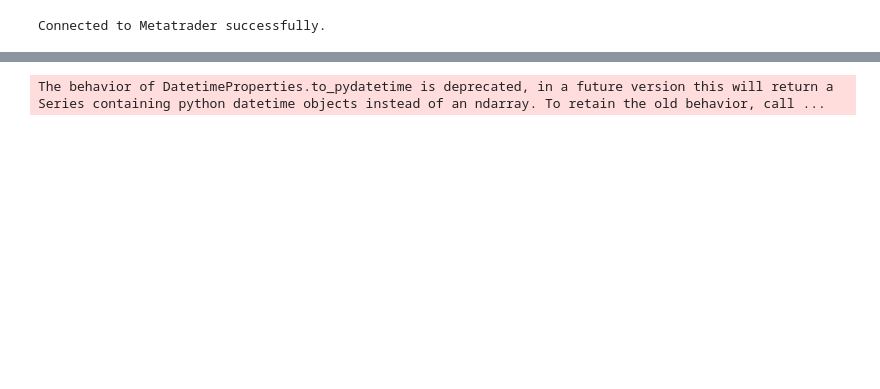
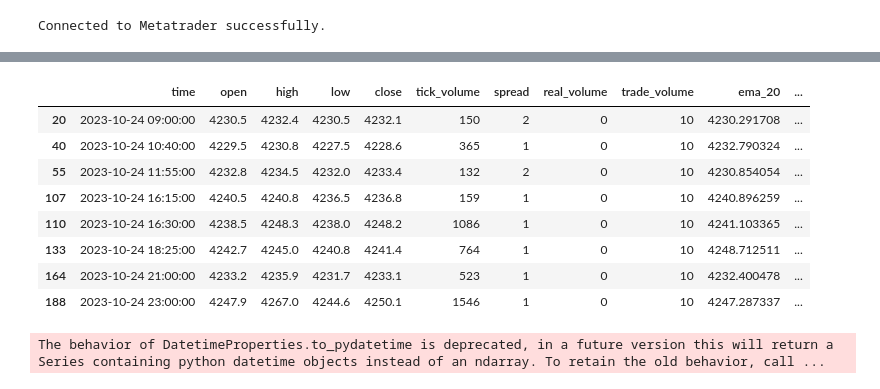
Before and after one commit to Pr4v33n23/MetatraderAlgoBot, a Jupyter notebook: studies/ema_crossover_backtest.ipynb, the cells around one changed output, grey strips where cells are left out. Saved outputs shown, nothing was run; the diff lists cells and outputs as text; code cells hidden in the pictures; blank space fills up the shorter version.

```diff
--- a/studies/ema_crossover_backtest.ipynb
+++ b/studies/ema_crossover_backtest.ipynb
@@ -114,3 +116,19 @@ bars3
 # %%
 px.line(bars3, 'time', ['gross_profit', 'net_profit'], title="SP500 NY session Backtest EMA Trendfollowing")
+# %%
+
+trades = bars3.loc[bars3['signal_change']!=0]
+
+
+trades
+# %% [output]
+|  | time | open | high | low | close | tick_volume | spread | real_volume | trade_volume | ema_20 | ... |
+| 20 | 2023-10-24 09:00:00 | 4230.5 | 4232.4 | 4230.5 | 4232.1 | 150 | 2 | 0 | 10 | 4230.291708 | ... |
+| 40 | 2023-10-24 10:40:00 | 4229.5 | 4230.8 | 4227.5 | 4228.6 | 365 | 1 | 0 | 10 | 4232.790324 | ... |
+| 55 | 2023-10-24 11:55:00 | 4232.8 | 4234.5 | 4232.0 | 4233.4 | 132 | 2 | 0 | 10 | 4230.854054 | ... |
+| 107 | 2023-10-24 16:15:00 | 4240.5 | 4240.8 | 4236.5 | 4236.8 | 159 | 1 | 0 | 10 | 4240.896259 | ... |
+| 110 | 2023-10-24 16:30:00 | 4238.5 | 4248.3 | 4238.0 | 4248.2 | 1086 | 1 | 0 | 10 | 4241.103365 | ... |
+| 133 | 2023-10-24 18:25:00 | 4242.7 | 4245.0 | 4240.8 | 4241.4 | 764 | 1 | 0 | 10 | 4248.712511 | ... |
+| 164 | 2023-10-24 21:00:00 | 4233.2 | 4235.9 | 4231.7 | 4233.1 | 523 | 1 | 0 | 10 | 4232.400478 | ... |
+| 188 | 2023-10-24 23:00:00 | 4247.9 | 4267.0 | 4244.6 | 4250.1 | 1546 | 1 | 0 | 10 | 4247.287337 | ... |
 # %%
```
Also changed, not shown: parts of 6 cells of this notebook, 1 other file.
